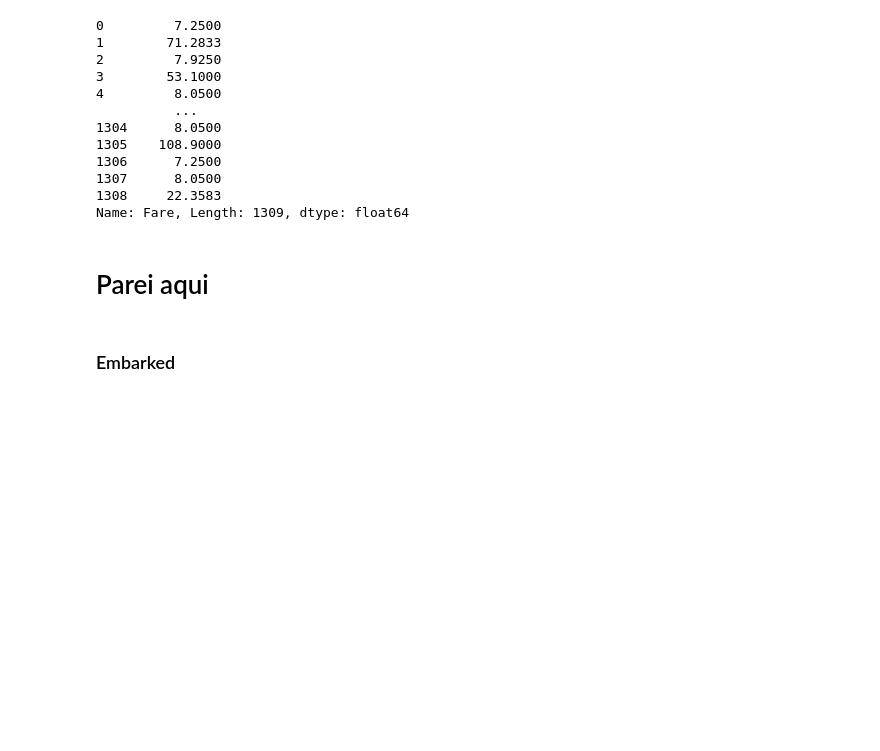
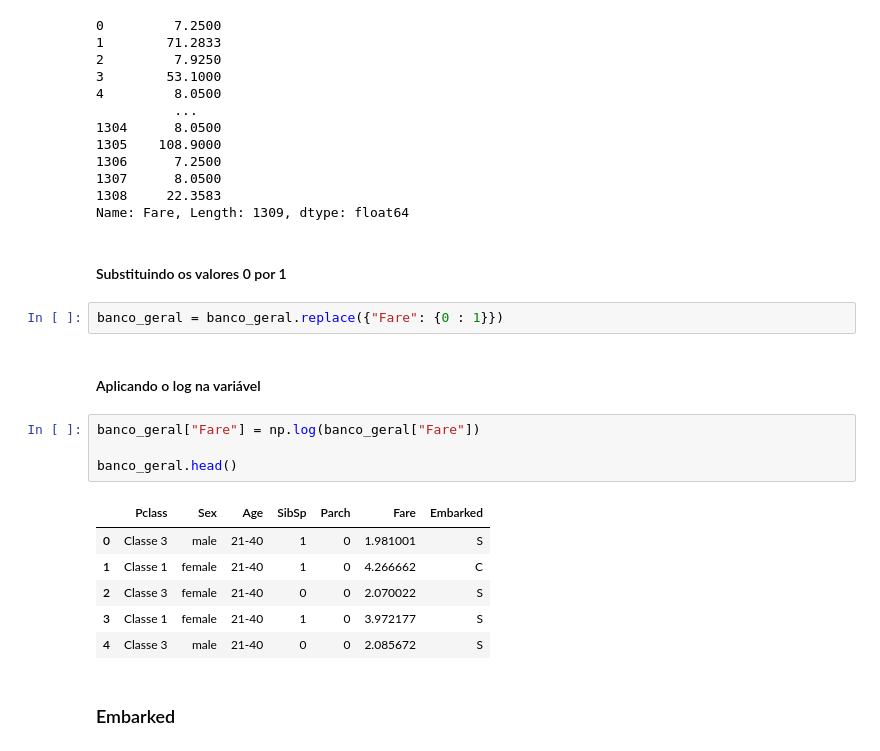
Before and after one commit to barbosarafael/Projetos, a Jupyter notebook: Titanic - Kaggle/2notebook_titanic_kaggle.ipynb, the cells around one changed output. Drawn from its saved outputs; the diff is of its cells as text; blank space fills up the shorter version.

```diff
--- a/Titanic - Kaggle/2notebook_titanic_kaggle.ipynb
+++ b/Titanic - Kaggle/2notebook_titanic_kaggle.ipynb
@@ -214,8 +221,23 @@ banco_geral["Fare"]
 1307      8.0500
 1308     22.3583
 Name: Fare, Length: 1309, dtype: float64
-# %% [markdown]
-# Parei aqui
+# %% [markdown]
+#### Substituindo os valores 0 por 1
+# %%
+banco_geral = banco_geral.replace({"Fare": {0 : 1}})
+# %% [markdown]
+#### Aplicando o log na variável
+# %%
+banco_geral["Fare"] = np.log(banco_geral["Fare"])
+
+banco_geral.head()
+# %% [output]
+|  | Pclass | Sex | Age | SibSp | Parch | Fare | Embarked |
+| 0 | Classe 3 | male | 21-40 | 1 | 0 | 1.981001 | S |
+| 1 | Classe 1 | female | 21-40 | 1 | 0 | 4.266662 | C |
+| 2 | Classe 3 | female | 21-40 | 0 | 0 | 2.070022 | S |
+| 3 | Classe 1 | female | 21-40 | 1 | 0 | 3.972177 | S |
+| 4 | Classe 3 | male | 21-40 | 0 | 0 | 2.085672 | S |
 # %% [markdown]
 ### Embarked
 # %%
```
Also changed, not shown: parts of 23 cells of this notebook, 5 other files.
